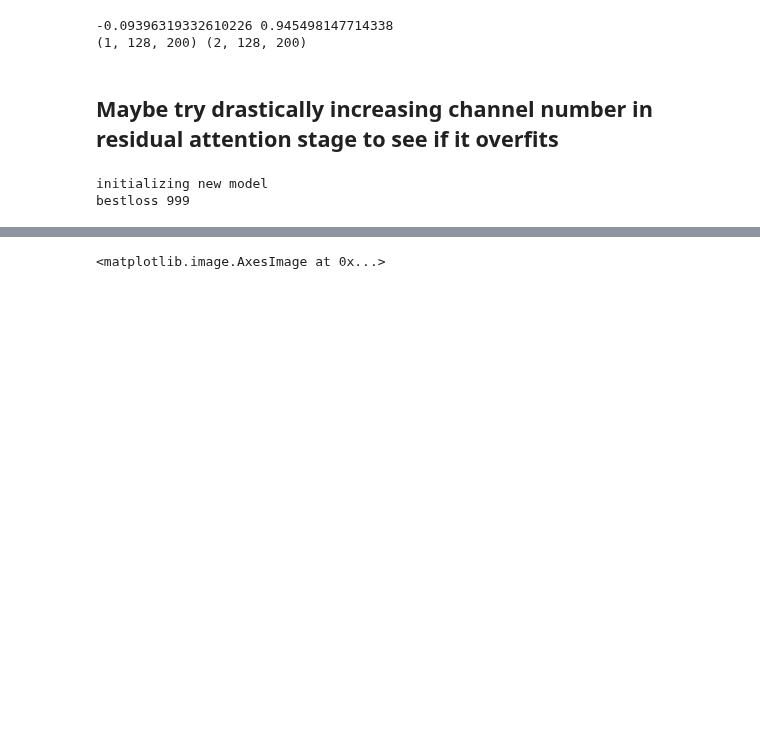
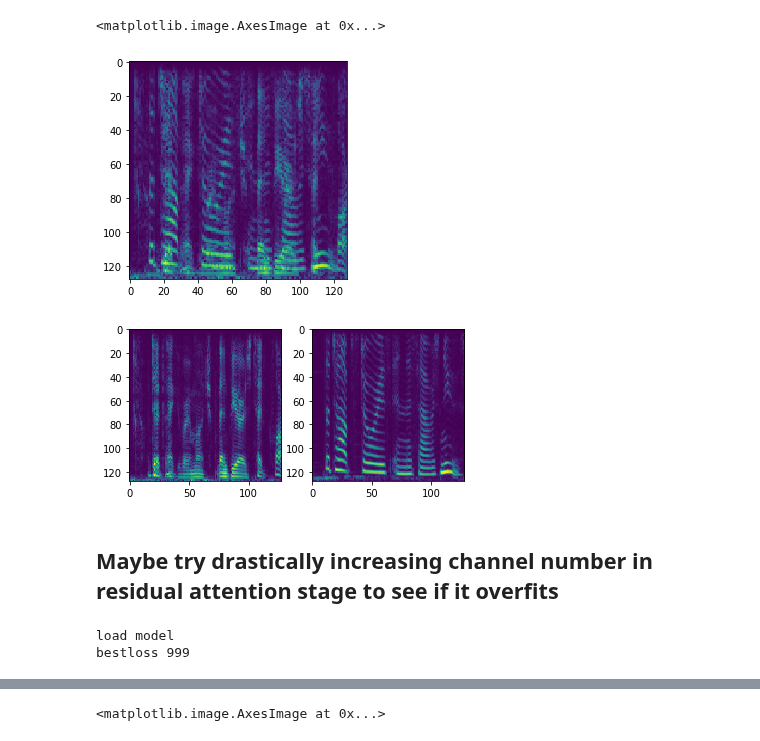
Before and after one commit to JunzheJosephZhu/Identifying-Speakers-in-Cocktail-Parties-with-E2E-Attention, a Jupyter notebook: 2speakers/Extractor.ipynb, the cells around one changed output, grey strips where cells are left out. Saved outputs shown, nothing was run; the diff lists cells and outputs as text; code cells hidden in the pictures; blank space fills up the shorter version.

```diff
--- a/2speakers/Extractor.ipynb
+++ b/2speakers/Extractor.ipynb
@@ -20,6 +20,7 @@ from tqdm.notebook import tqdm
 from itertools import permutations
 import torch
 import torch.nn.functional as F
+from librosa.core import resample
 EPS = 1e-8
 
 class Lambda(nn.Module):
@@ -29,7 +30,8 @@ class Lambda(nn.Module):
 
     def forward(self, x):
         return self.func(x)
-sr = 16000
+old_sr = 16000
+new_sr = 8000
 dropout = 0.3
 half = False
 root = '../'
@@ -96,13 +101,18 @@ mean, std = compute_mean_std('overlay-train.csv')
 trainset = OverlayDataSet('overlay-train.csv')
 valset = OverlayDataSet('overlay-val.csv')
 testset = OverlayDataSet('overlay-test.csv')
-# %%
-source_dB, source, targets = testset[9]
-print(source_dB.mean(), source_dB.std())
-print(source.shape, targets.shape)
-# %% [output]
--0.09396319332610226 0.945498147714338
-(1, 128, 200) (2, 128, 200)
+# %%
+source, targets = trainset[3]
+plt.imshow(source[0][::-1])
+plt.figure()
+plt.subplot(121)
+plt.imshow(targets[0][::-1])
+plt.subplot(122)
+plt.imshow(targets[1][::-1])
+# %% [output]
+<matplotlib.image.AxesImage at 0x...>
+[figure, added]
+[figure, added]
 # %% [markdown]
 ## Maybe try drastically increasing channel number in residual attention stage to see if it overfits
 # %%
@@ -230,11 +267,11 @@ num_heads_2 = 4 # MHA heads
 # %%
-load_model = False
+load_model = True
 num_speakers = 2
 extractor = nn.Sequential(ResidualBlock(1, 128),
                          AttentionModule_stage1(128, 64),
                          AttentionModule_stage1(64, 128),
                          AttentionModule_stage1(128, num_speakers),
-                         nn.Softmax(dim = 1)
+                         nn.ReLU()
                          ).cuda(device)
 
 optimizer = torch.optim.Adam(extractor.parameters(), 0.001)
@@ -253,7 +290,7 @@ print('bestloss', bestloss)
 
 extractor = torch.nn.DataParallel(extractor, device_ids = device_ids)
 # %% [output]
-initializing new model
+load model
 bestloss 999
 # %%
 def cal_loss(source, estimate_source):
```
Also changed, not shown: parts of 7 cells of this notebook, 4 other files.
